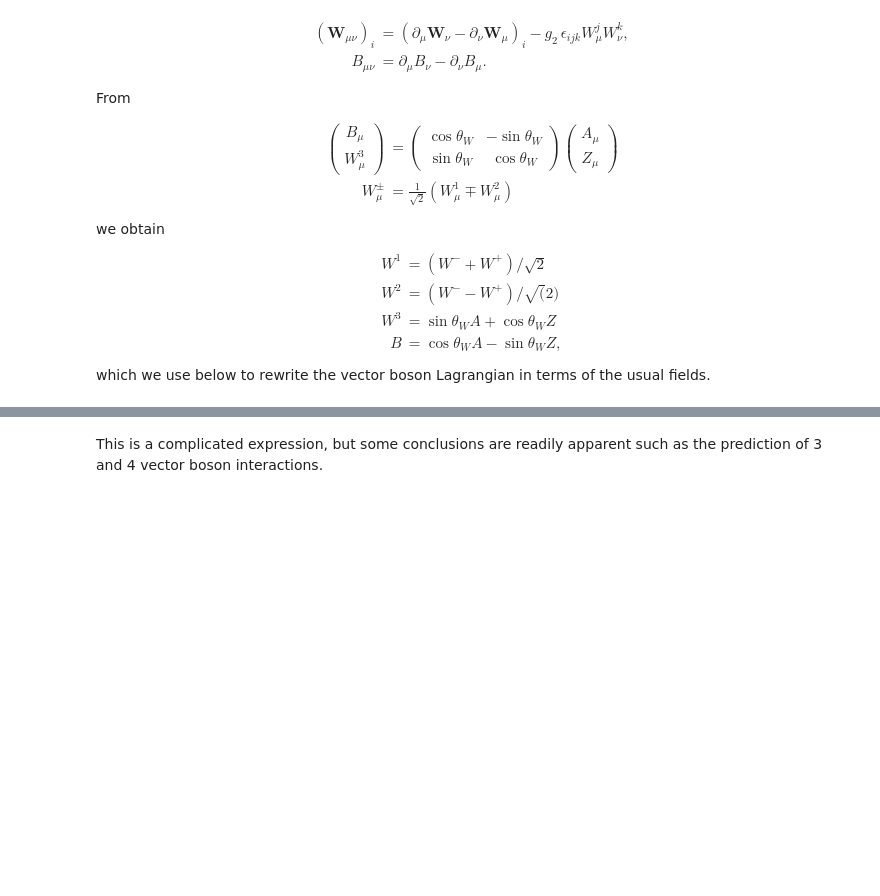
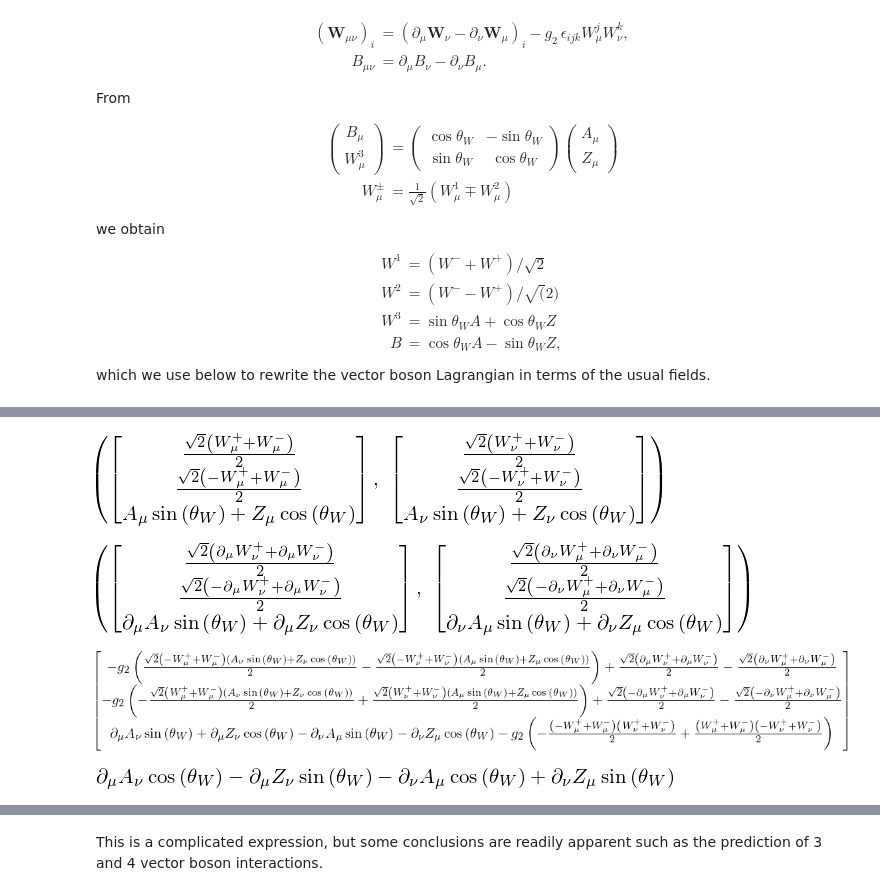
Before and after one commit to hbprosper/GSW, a Jupyter notebook: GlashowSalamWeinberg.ipynb, the cells around one changed output, grey strips where cells are left out. Cells and saved outputs as stored; diff of their text form; code cells hidden in the pictures; blank space fills up the shorter version.

```diff
--- a/GlashowSalamWeinberg.ipynb
+++ b/GlashowSalamWeinberg.ipynb
@@ -853,0 +806,51 @@ VV
+# %%
+Wplusmu, Wminusmu = sm.symbols("W^+_\mu, W^-_\mu")
+Wplusnu, Wminusnu = sm.symbols("W^+_\\nu, W^-_\\nu")
+
+Zmu, Amu          = sm.symbols('Z_\mu, A_\mu')
+Znu, Anu          = sm.symbols('Z_\\nu, A_\\nu')
+
+dmuWplusnu        = sm.Symbol('\partial_\mu W^+_\\nu')
+dnuWplusmu        = sm.Symbol('\partial_\\nu W^+_\mu')
+
+dmuWminusnu       = sm.Symbol('\partial_\mu W^-_\\nu')
+dnuWminusmu       = sm.Symbol('\partial_\\nu W^-_\mu')
+
+dmuZnu            = sm.Symbol('\partial_\mu Z_\\nu')
+dnuZmu            = sm.Symbol('\partial_\\nu Z_\mu')
+
+dmuAnu            = sm.Symbol('\partial_\mu A_\\nu')
+dnuAmu            = sm.Symbol('\partial_\\nu A_\mu')
+# %%
+Vmu = Matrix([(Wminusmu + Wplusmu)/sm.sqrt(2),
+              (Wminusmu - Wplusmu)/sm.sqrt(2),
+              sm.sin(thetaW)*Amu + sm.cos(thetaW)*Zmu])
+
+Vnu = Matrix([(Wminusnu + Wplusnu)/sm.sqrt(2),
+              (Wminusnu - Wplusnu)/sm.sqrt(2),
+              sm.sin(thetaW)*Anu + sm.cos(thetaW)*Znu])
+Vmu, Vnu
+# %% [output]
+[figure, added]
+# %%
+dVnu = Matrix([(dnuWminusmu + dnuWplusmu)/sm.sqrt(2),
+               (dnuWminusmu - dnuWplusmu)/sm.sqrt(2),
+               sm.sin(thetaW)*dnuAmu + sm.cos(thetaW)*dnuZmu])
+
+dVmu = Matrix([(dmuWminusnu + dmuWplusnu)/sm.sqrt(2),
+               (dmuWminusnu - dmuWplusnu)/sm.sqrt(2),
+               sm.sin(thetaW)*dmuAnu + sm.cos(thetaW)*dmuZnu])
+dVmu, dVnu
+# %% [output]
+[figure, added]
+# %%
+WW  = dVmu - dVnu - g2*Vmu.cross(Vnu)
+WW
+# %% [output]
+[figure, added]
+# %%
+BB  = sm.cos(thetaW)*dmuAnu - sm.sin(thetaW)*dmuZnu
+BB -= sm.cos(thetaW)*dnuAmu - sm.sin(thetaW)*dnuZmu
+BB
+# %% [output]
+[figure, added]
```
Also changed, not shown: parts of 3 cells of this notebook, 1 other file.
